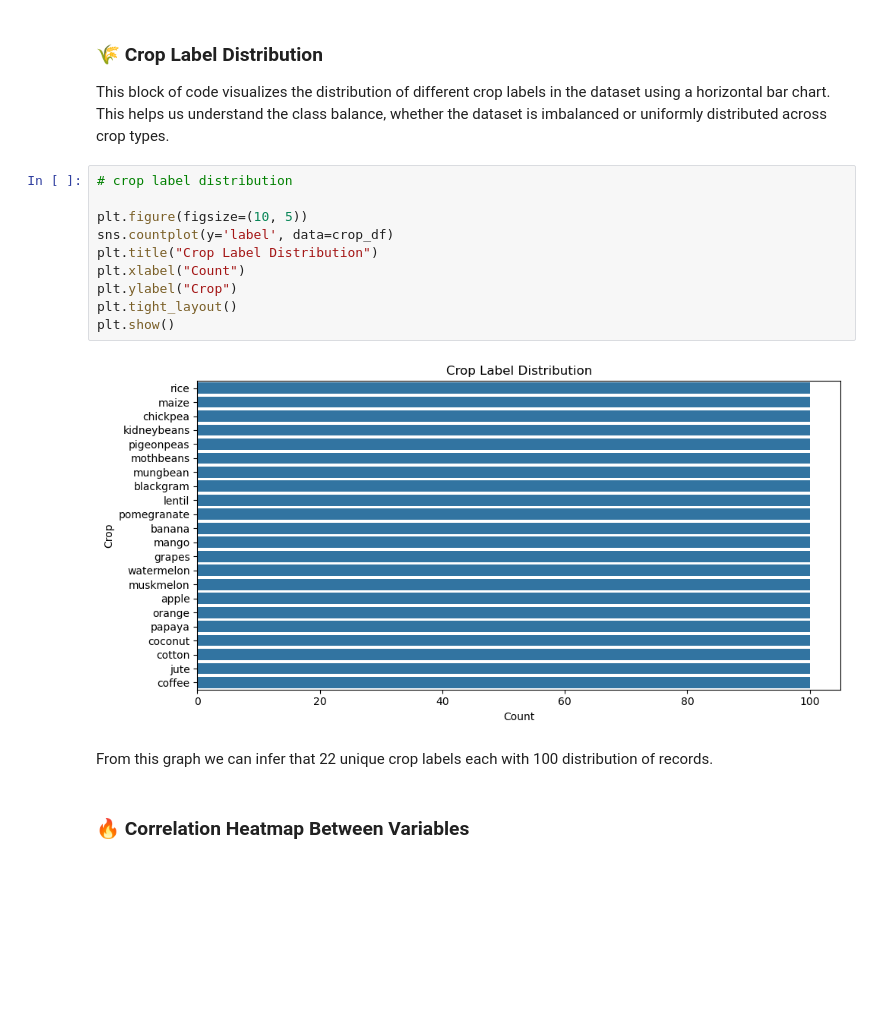
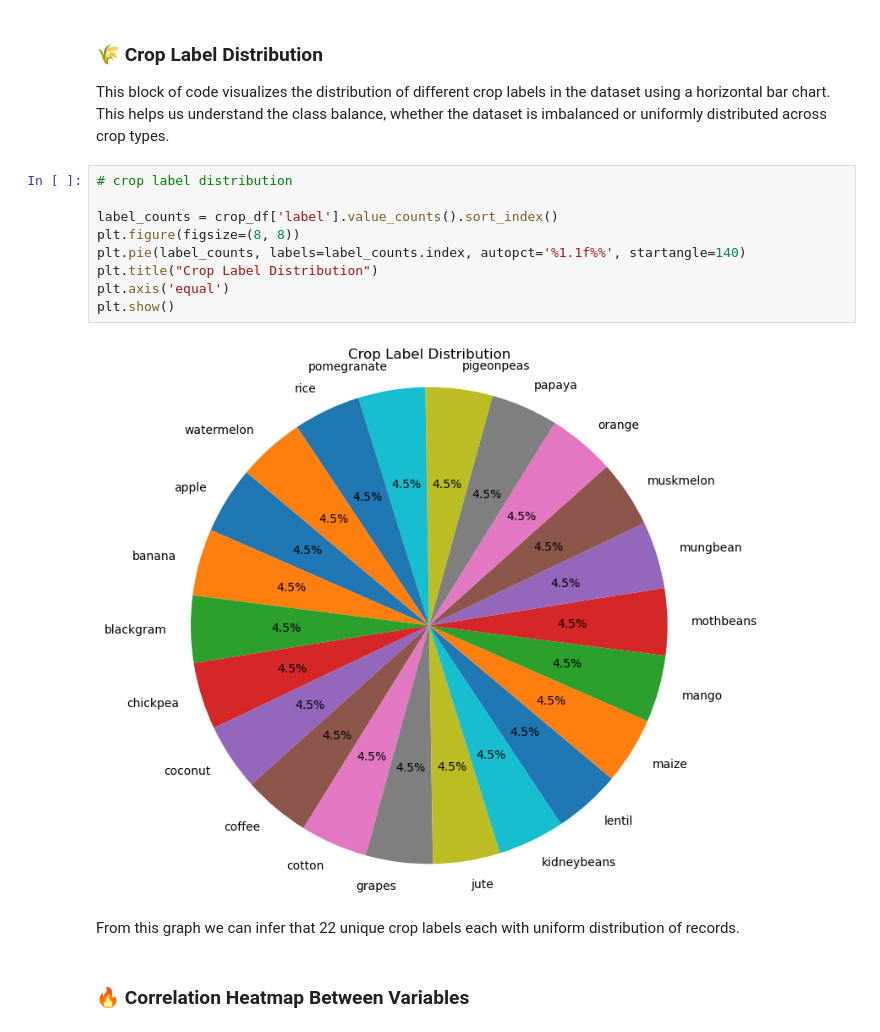
Before and after one commit to JaisreeMK-15/Crop-yield-prediction-and-recommendation, a Jupyter notebook: Crop prediction and recommendation.ipynb, the cells around one changed output. Drawn from its saved outputs; the diff is of its cells as text; blank space fills up the shorter version.

```diff
--- a/Crop prediction and recommendation.ipynb
+++ b/Crop prediction and recommendation.ipynb
@@ -192,17 +198,16 @@ This helps us understand the class balance, whether the dataset is imbalanced or
 # %%
 # crop label distribution
 
-plt.figure(figsize=(10, 5))
-sns.countplot(y='label', data=crop_df)
+label_counts = crop_df['label'].value_counts().sort_index()
+plt.figure(figsize=(8, 8))
+plt.pie(label_counts, labels=label_counts.index, autopct='%1.1f%%', startangle=140)
 plt.title("Crop Label Distribution")
-plt.xlabel("Count")
-plt.ylabel("Crop")
-plt.tight_layout()
+plt.axis('equal')
 plt.show()
 # %% [output]
-[figure, old version]
+[figure, new version]
 # %% [markdown]
-From this graph we can infer that 22 unique crop labels each with 100 distribution of records.
+From this graph we can infer that 22 unique crop labels each with uniform distribution of records.
 # %% [markdown]
 ### 🔥 Correlation Heatmap Between Variables
 # %%
```
Also changed, not shown: parts of 18 cells of this notebook.
